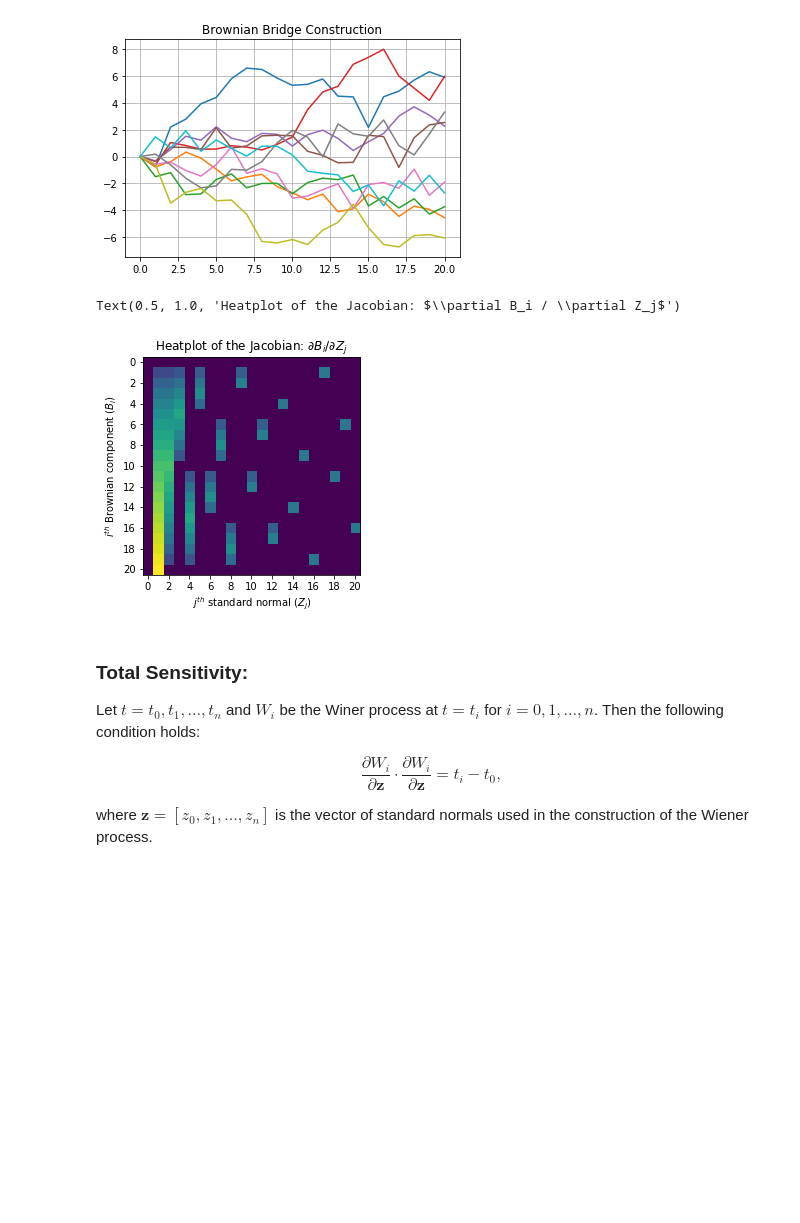
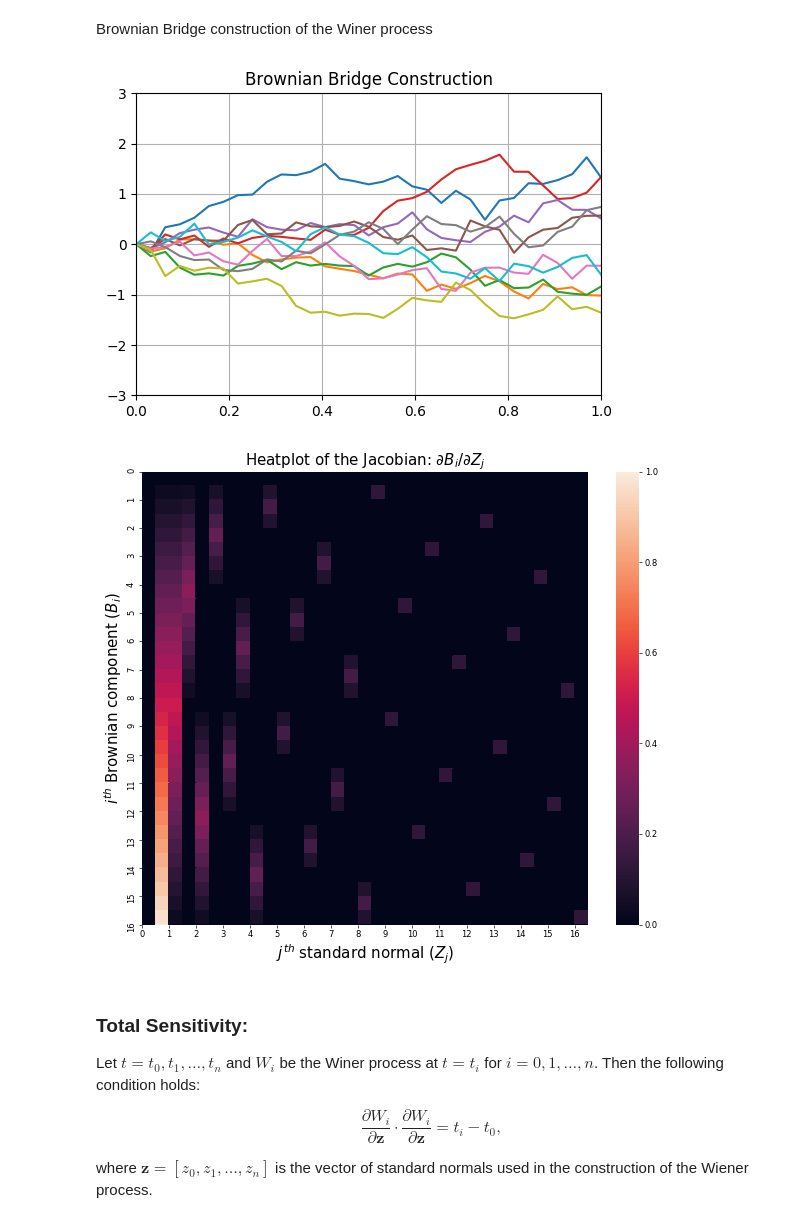
Before and after one commit to pbastani/brownian_motion, a Jupyter notebook: BrownianBridge.ipynb, the cells around one changed output. Drawn from its saved outputs; the diff is of its cells as text; code cells hidden in the pictures; blank space fills up the shorter version.

Commit message:
Update BrownianBridge file

```diff
--- a/BrownianBridge.ipynb
+++ b/BrownianBridge.ipynb
@@ -68,12 +99,14 @@ plt.title("Standard Construction");
+# %% [markdown]
+Brownian Bridge construction of the Winer process
 # %%
 # Brownian Bridge construction of the Wiener process
 bb_indices, bb_parents = get_brownian_bridge_indices(n - 1)
 
-w_bb = np.zeros((n,m))
-w_bb[0,:] = 0.0
-w_bb[n-1,:] = np.sqrt(t[n-1] - t[0]) * z[1]
-jacobian = np.zeros((n,n,m))
-jacobian[n-1,1,:] = np.sqrt(t[n-1] - t[0])
+wiener_process_bb = np.zeros((n,m))
+wiener_process_bb[0,:] = 0.0
+wiener_process_bb[n-1,:] = np.sqrt(t[n-1] - t[0]) * z[1]
+jacobian_mtx_bb = np.zeros((n,n,m))
+jacobian_mtx_bb[n-1,1,:] = np.sqrt(t[n-1] - t[0])
 for i in range(2, n):
     # indices of current step and its parents
     bi = bb_indices[i]
@@ -86,8 +119,8 @@ for i in range(2, n):
     ti = t[bi]
 
     # values of the parents of the Wiener process at ti
-    ws = w_bb[p0]
-    wu = w_bb[p1]
+    ws = wiener_process_bb[p0]
+    wu = wiener_process_bb[p1]
 
     zi = z[i]
     cs = (ui - ti)/(ui - si)
@@ -95,34 +128,36 @@ for i in range(2, n):
     cz = np.sqrt(cs*cu*(ui - si))
 
     # Brownian bridge calculation
-    w_bb[bi] = cs*ws + cu*wu + cz*zi
+    wiener_process_bb[bi] = cs*ws + cu*wu + cz*zi
 
     # sensitivity of Wiener process at ti to all the normals
-    jacobian[bi] = jacobian[p0]*cs + jacobian[p1]*cu
-    jacobian[bi,i] += cz
+    jacobian_mtx_bb[bi] = jacobian_mtx_bb[p0]*cs + jacobian_mtx_bb[p1]*cu
+    jacobian_mtx_bb[bi,i] += cz
 
-fig = plt.figure()
-ax = plt.axes()
-ax.plot(t, w_bb)
-ax.grid()
+fig = plt.figure(dpi = 100)
+plt.axis([0, np.max(t), -3*np.max(t), 3*np.max(t)])
+plt.plot(t, wiener_process_bb)
+plt.grid()
 plt.title("Brownian Bridge Construction");
 # %% [output]
-[figure, old version]
+[figure, new version]
 # %%
-# Display the Jacobian: derivative of the Wiener process at ti with respect to the jth standard normal
+# Display the Jacobian for the Brownian bridge construction of the Winer process,
+# i.e. the derivative of W(ti) # with respect to the jth standard normal
 
-path = 0
-fig = plt.figure()
+jacobian_mtx = jacobian_mtx_bb[:,:,0]
+fig = plt.figure(figsize=(12, 10), dpi= 60, facecolor='w', edgecolor='k')
 ax = plt.axes()
-im = ax.imshow(np.sqrt(jacobian[:,:,path]))
+# im = ax.imshow(jacobian_mtx)
+# plt.pcolor(jacobian_mtx, cmap = 'hot')
+ax = sns.heatmap(jacobian_mtx)
 ax.set_xticks(np.arange(0, n, 2));
 ax.set_yticks(np.arange(0, n, 2));
-plt.xlabel('$j^{th}$ standard normal ($Z_j$)')
-plt.ylabel('$i^{th}$ Brownian component ($B_i$)')
-plt.title('Heatplot of the Jacobian: $\partial B_i / \partial Z_j$')
+plt.xlabel('$j^{th}$ standard normal ($Z_j$)', fontsize=18)
+plt.ylabel('$i^{th}$ Brownian component ($B_i$)', fontsize=18)
+plt.title('Heatplot of the Jacobian: $\partial B_i / \partial Z_j$', fontsize=18);
 # %% [output]
-Text(0.5, 1.0, 'Heatplot of the Jacobian: $\\partial B_i / \\partial Z_j$')
-[figure, old version]
+[figure, new version]
 # %% [markdown]
 ### Total Sensitivity:
 
```
Also changed, not shown: parts of 10 cells of this notebook.
